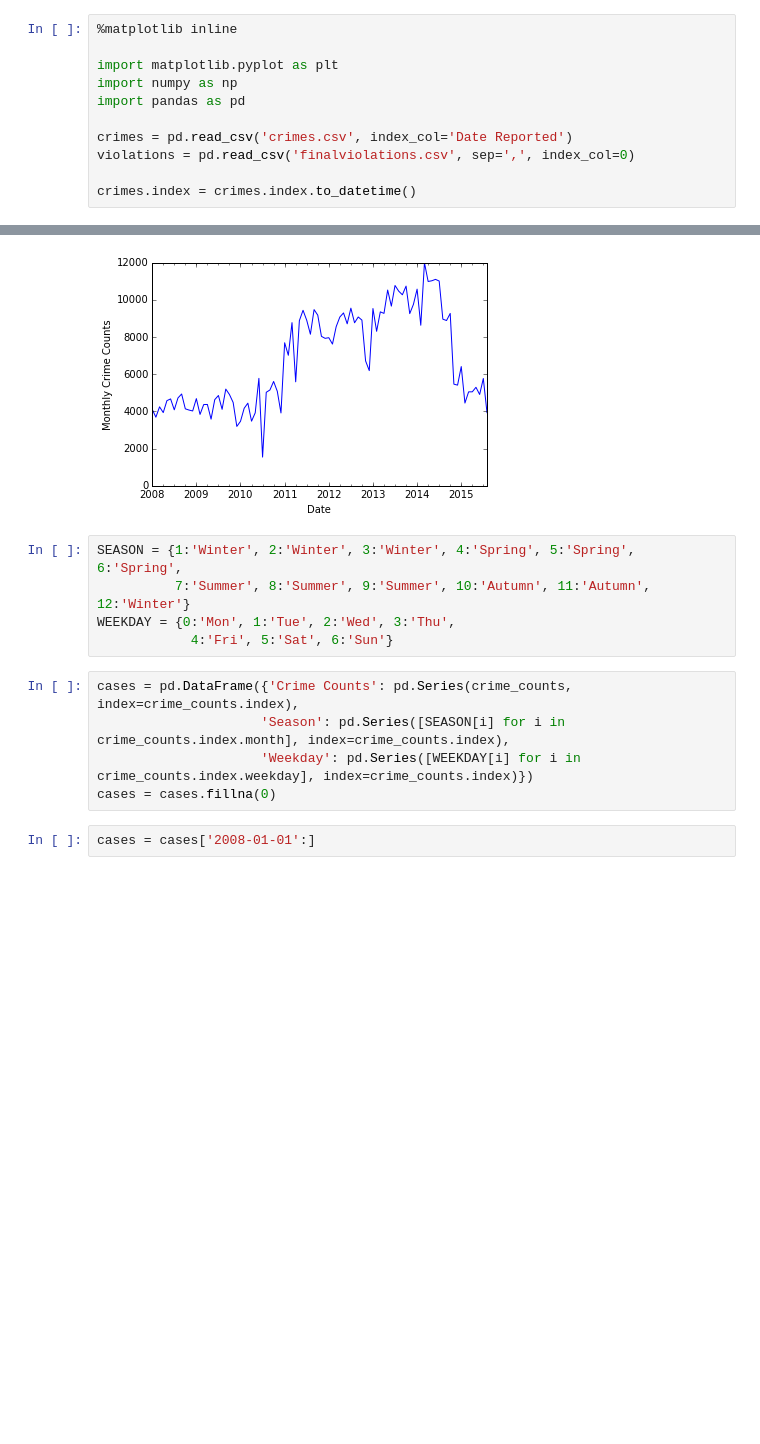
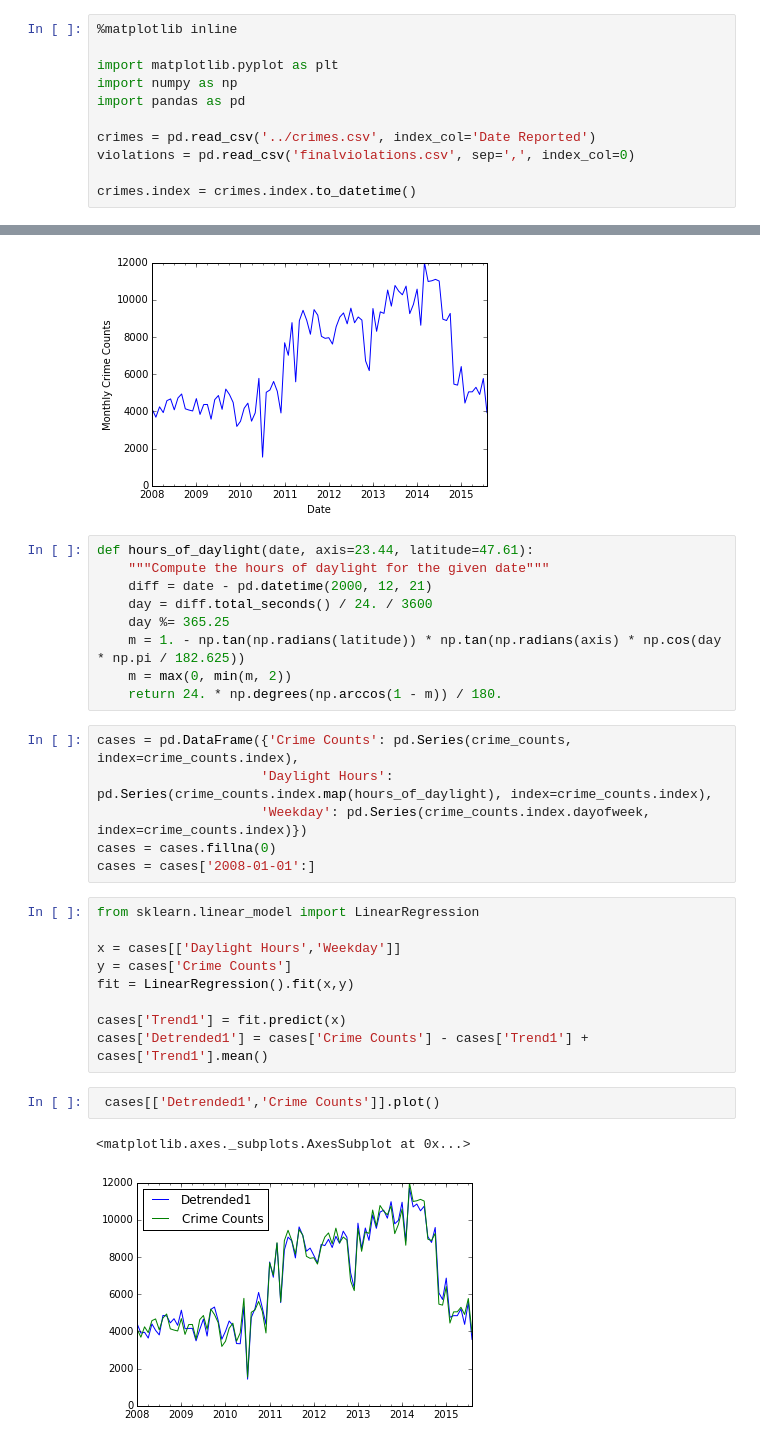
Before and after one commit to RaySSharma/crime-activity-seattle, a Jupyter notebook: CrimeActivitySeattle.ipynb, the cells around one changed output, grey strips where cells are left out. Cells and saved outputs as stored; diff of their text form; blank space fills up the shorter version.

```diff
--- a/CrimeActivitySeattle.ipynb
+++ b/CrimeActivitySeattle.ipynb
@@ -5,7 +5,7 @@ import matplotlib.pyplot as plt
 import numpy as np
 import pandas as pd
 
-crimes = pd.read_csv('crimes.csv', index_col='Date Reported')
+crimes = pd.read_csv('../crimes.csv', index_col='Date Reported')
 violations = pd.read_csv('finalviolations.csv', sep=',', index_col=0)
 
 crimes.index = crimes.index.to_datetime()
@@ -94,15 +94,32 @@ min          1.000000
 max      11994.000000
 dtype: float64
 [figure]
-# %%
-SEASON = {1:'Winter', 2:'Winter', 3:'Winter', 4:'Spring', 5:'Spring', 6:'Spring',
-          7:'Summer', 8:'Summer', 9:'Summer', 10:'Autumn', 11:'Autumn', 12:'Winter'}
-WEEKDAY = {0:'Mon', 1:'Tue', 2:'Wed', 3:'Thu',
-            4:'Fri', 5:'Sat', 6:'Sun'}
+# %%
+def hours_of_daylight(date, axis=23.44, latitude=47.61):
+    """Compute the hours of daylight for the given date"""
+    diff = date - pd.datetime(2000, 12, 21)
+    day = diff.total_seconds() / 24. / 3600
+    day %= 365.25
+    m = 1. - np.tan(np.radians(latitude)) * np.tan(np.radians(axis) * np.cos(day * np.pi / 182.625))
+    m = max(0, min(m, 2))
+    return 24. * np.degrees(np.arccos(1 - m)) / 180.
 # %%
 cases = pd.DataFrame({'Crime Counts': pd.Series(crime_counts, index=crime_counts.index),
-                     'Season': pd.Series([SEASON[i] for i in crime_counts.index.month], index=crime_counts.index),
-                     'Weekday': pd.Series([WEEKDAY[i] for i in crime_counts.index.weekday], index=crime_counts.index)})
+                     'Daylight Hours': pd.Series(crime_counts.index.map(hours_of_daylight), index=crime_counts.index),
+                     'Weekday': pd.Series(crime_counts.index.dayofweek, index=crime_counts.index)})
 cases = cases.fillna(0)
+cases = cases['2008-01-01':]
-# %%
-cases = cases['2008-01-01':]
+# %%
+from sklearn.linear_model import LinearRegression
+
+x = cases[['Daylight Hours','Weekday']]
+y = cases['Crime Counts']
+fit = LinearRegression().fit(x,y)
+
+cases['Trend1'] = fit.predict(x)
+cases['Detrended1'] = cases['Crime Counts'] - cases['Trend1'] + cases['Trend1'].mean()
+# %%
+ cases[['Detrended1','Crime Counts']].plot()
+# %% [output]
+<matplotlib.axes._subplots.AxesSubplot at 0x...>
+[figure, added]
```
Also changed, not shown: parts of 1 cell of this notebook.
